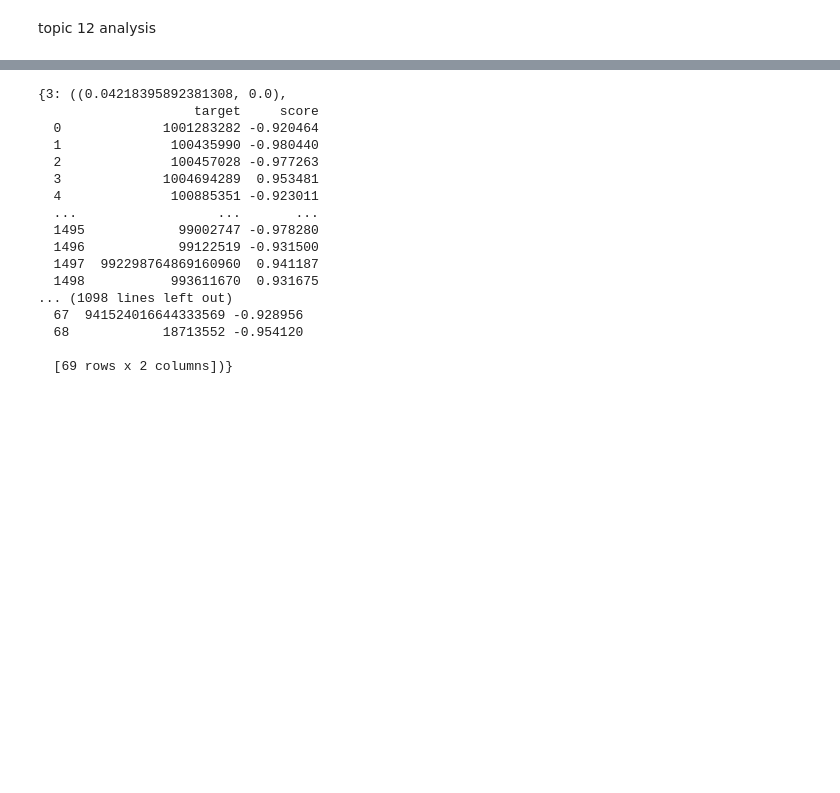
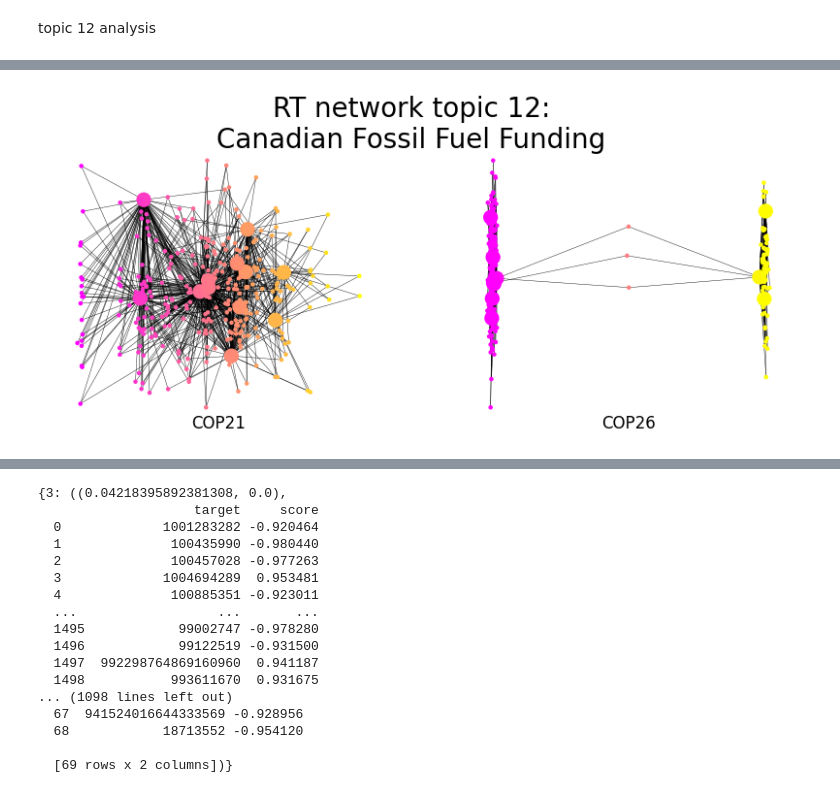
Before and after one commit to alessiogandelli/climate-network-analysis, a Jupyter notebook: src/RQ/2longitudinal.ipynb, the cells around one changed output, grey strips where cells are left out. Saved outputs shown, nothing was run; the diff lists cells and outputs as text; code cells hidden in the pictures; blank space fills up the shorter version.

```diff
--- a/src/RQ/2longitudinal.ipynb
+++ b/src/RQ/2longitudinal.ipynb
@@ -112,0 +151,15 @@ topic 12 analysis
+# %%
+fig, ax = plt.subplots(1, 2, figsize=(10, 4))
+
+ax[0] = draw_network(21,ax[0], l, res12)
+ax[0].set_title('COP21', y=-0.01)
+ax[1] = draw_network(26, ax[1], l, res12)
+ax[1].set_title('COP26', y=-0.01)
+
+# fig title
+fig.suptitle('RT network topic 12:\n'+ topic_label[12], fontsize=20)
+
+
+plt.savefig('2x_topic12_network.pdf', bbox_inches='tight', dpi=800)
+# %% [output]
+[figure, added]
```
Also changed, not shown: parts of 9 cells of this notebook, 12 other files.
